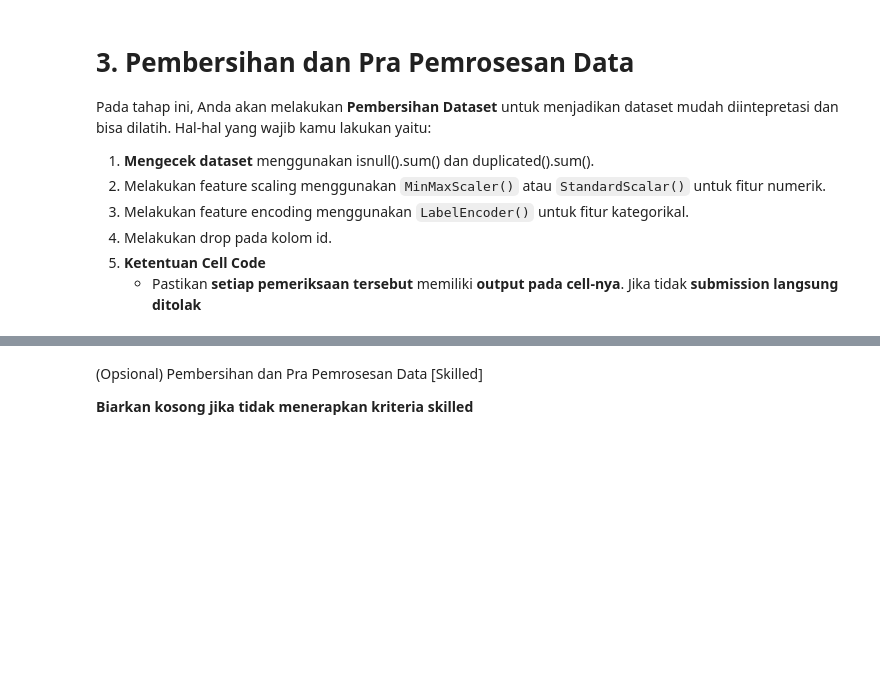
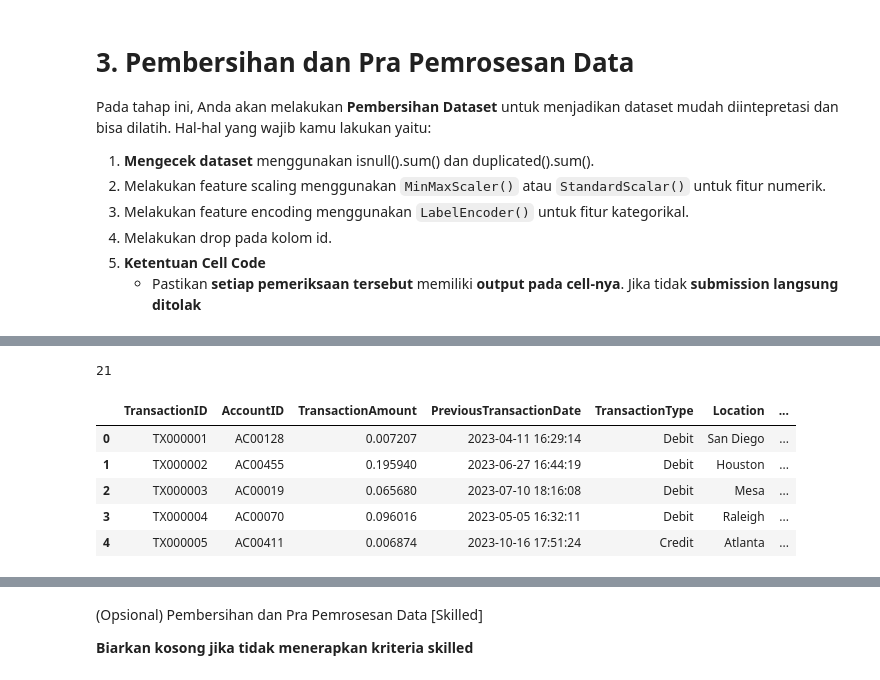
Before and after one commit to adyuta447/bank-transaction-dataset-for-fraud-detection, a Jupyter notebook: [Clustering]_Submission_Akhir_BMLP_Jan_Agra_Adyuta_Harnowo.ipynb, the cells around one changed output, grey strips where cells are left out. Cells and saved outputs as stored; diff of their text form; code cells hidden in the pictures; blank space fills up the shorter version.

```diff
--- a/[Clustering]_Submission_Akhir_BMLP_Jan_Agra_Adyuta_Harnowo.ipynb
+++ b/[Clustering]_Submission_Akhir_BMLP_Jan_Agra_Adyuta_Harnowo.ipynb
@@ -189,7 +197,22 @@ Pada tahap ini, Anda akan melakukan **Pembersihan Dataset** untuk menjadikan dat
 # %%
 # Mengecek dataset menggunakan duplicated().sum()
+print(df.duplicated().sum())
+# %% [output]
+21
 # %%
 # Melakukan feature scaling menggunakan MinMaxScaler() atau StandardScalar() untuk fitur numerik.
 # Pastikan kamu menggunakan function head setelah melalukan scaling.
+numeric_features = df.select_dtypes(include='number').columns
+
+scaler = MinMaxScaler()
+df[numeric_features] = scaler.fit_transform(df[numeric_features])
+df.head()
+# %% [output]
+|  | TransactionID | AccountID | TransactionAmount | PreviousTransactionDate | TransactionType | Location | ... |
+| 0 | TX000001 | AC00128 | 0.007207 | 2023-04-11 16:29:14 | Debit | San Diego | ... |
+| 1 | TX000002 | AC00455 | 0.195940 | 2023-06-27 16:44:19 | Debit | Houston | ... |
+| 2 | TX000003 | AC00019 | 0.065680 | 2023-07-10 18:16:08 | Debit | Mesa | ... |
+| 3 | TX000004 | AC00070 | 0.096016 | 2023-05-05 16:32:11 | Debit | Raleigh | ... |
+| 4 | TX000005 | AC00411 | 0.006874 | 2023-10-16 17:51:24 | Credit | Atlanta | ... |
 # %%
 # Melakukan drop pada kolom yang memiliki keterangan id dan IP Address
```
Also changed, not shown: parts of 9 cells of this notebook.
